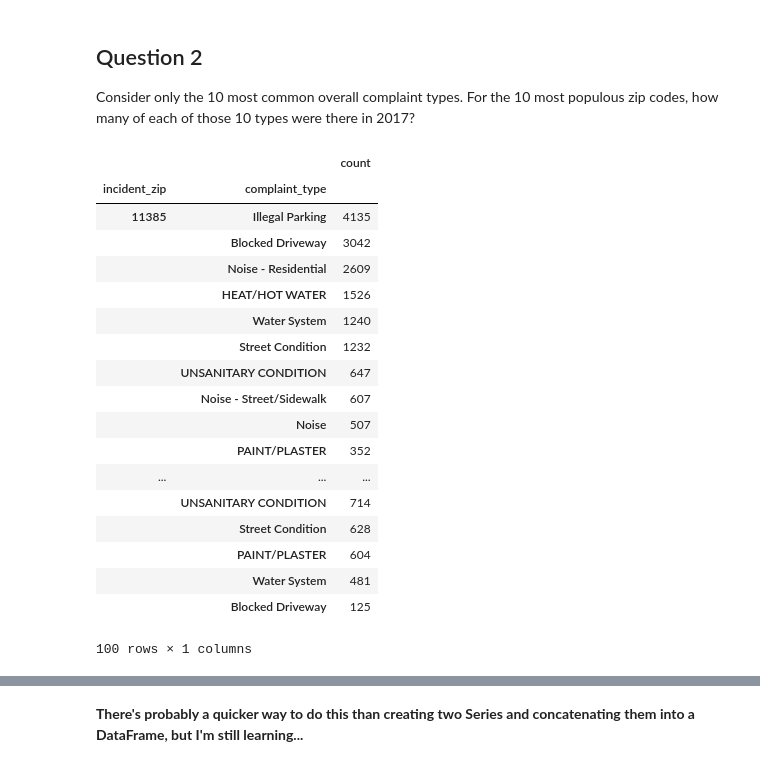
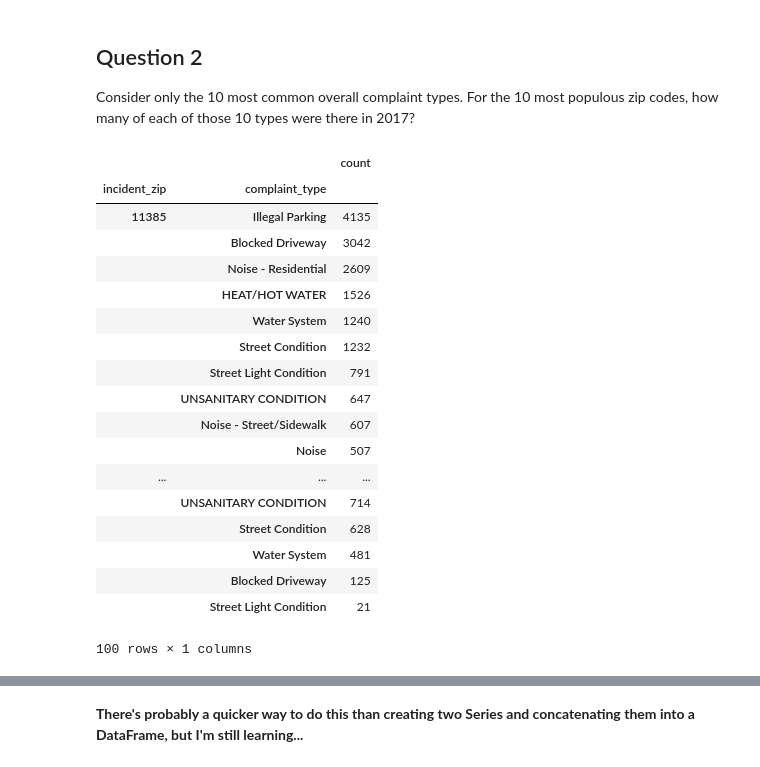
Before and after one commit to gato-rapido/complaint-cleanup, a Jupyter notebook: work/311.ipynb, the cells around one changed output, grey strips where cells are left out. Cells and saved outputs as stored; diff of their text form; code cells hidden in the pictures.

```diff
--- a/work/311.ipynb
+++ b/work/311.ipynb
@@ -223,42 +233,50 @@ Consider only the 10 most common overall complaint types.  For the 10 most popul
 # %%
 # Copy the top complaints limited DataFrame
 tc2 = tc.copy()
+
+# Make sure all zips are numeric, drop rows that aren't for now
+tc2['incident_zip'] = pd.to_numeric(tc2['incident_zip'], downcast='integer', errors='coerce')
+tc2 = tc2.dropna(subset=['incident_zip'])
+
+# Change the zip column back to an int
+cols = ['incident_zip']
+tc2[cols] = tc2[cols].applymap(np.int64)
 
 # Merge the population by zip data
 tc_pop = tc2.merge(zip_pop, how='left', on=['incident_zip'])
 
 # Get the top 10 unique zips by population from the top complaints DataFrame
 cols = ['incident_zip', 'zip_pop']
 top_zip_pop = tc_pop[cols].drop_duplicates().nlargest(10, 'zip_pop')['incident_zip'].values
 
 # Make a new DF that is only rows in the top 10 zips by population
 tczp = tc_pop[tc_pop['incident_zip'].isin(top_zip_pop)]
 
 # Group them by zip and complaint type
 gb = tczp.groupby(['incident_zip', 'complaint_type'])
 
 # Count the occurances
 counts = gb.size().to_frame(name='count')
 
 # Sort and clean up
 counts.reset_index().sort_values(['incident_zip','count'], ascending=False).set_index(['incident_zip','complaint_type'])
 # %% [output]
 |  |  | count |
 | incident_zip | complaint_type |  |
 | 11385 | Illegal Parking | 4135 |
 |  | Blocked Driveway | 3042 |
 |  | Noise - Residential | 2609 |
 |  | HEAT/HOT WATER | 1526 |
 |  | Water System | 1240 |
 |  | Street Condition | 1232 |
+|  | Street Light Condition | 791 |
 |  | UNSANITARY CONDITION | 647 |
 |  | Noise - Street/Sidewalk | 607 |
 |  | Noise | 507 |
-|  | PAINT/PLASTER | 352 |
 | ... | ... | ... |
 |  | UNSANITARY CONDITION | 714 |
 |  | Street Condition | 628 |
-|  | PAINT/PLASTER | 604 |
 |  | Water System | 481 |
 |  | Blocked Driveway | 125 |
+|  | Street Light Condition | 21 |
 100 rows × 1 columns
```
Also changed, not shown: parts of 12 cells of this notebook.
